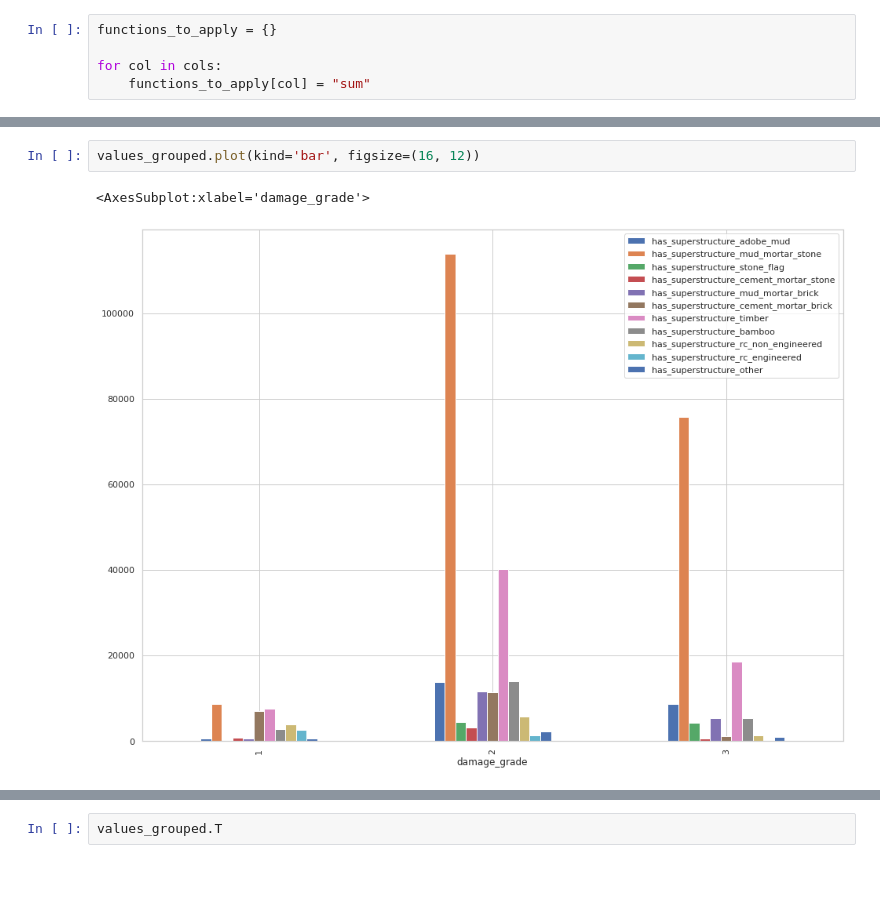
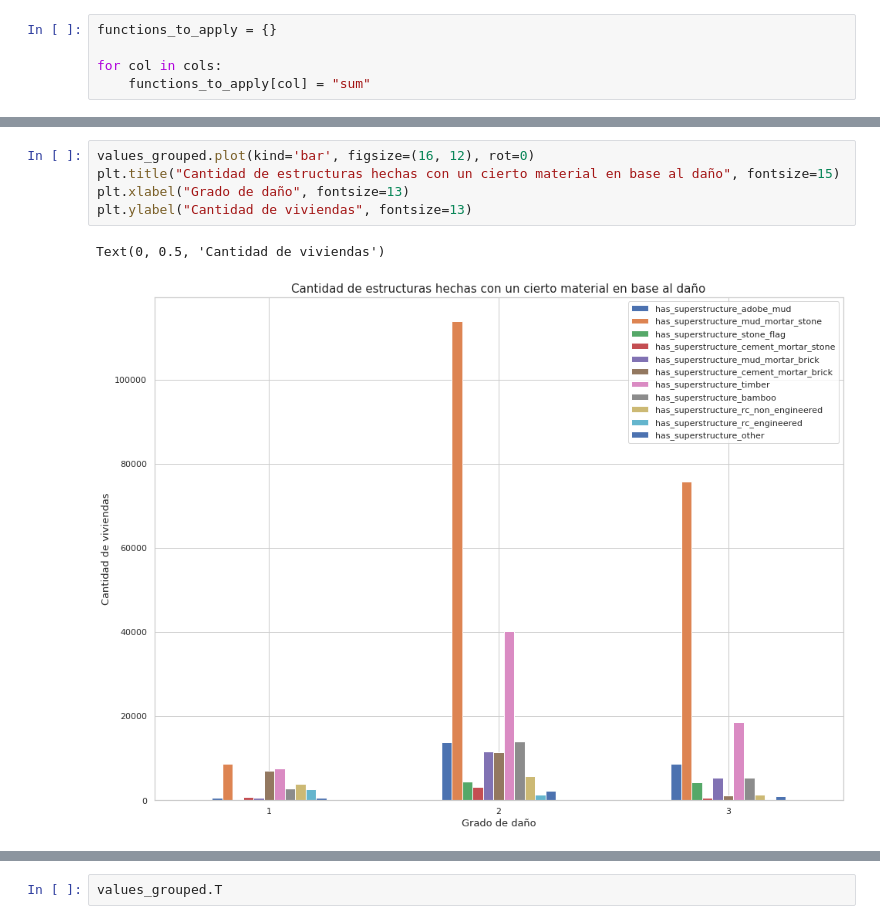
Before and after one commit to SBen-IV/TP-OrgaDeDatos, a Jupyter notebook: TP1/has_superstructure.ipynb, the cells around one changed output, grey strips where cells are left out. Saved outputs shown, nothing was run; the diff lists cells and outputs as text; blank space fills up the shorter version.

```diff
--- a/TP1/has_superstructure.ipynb
+++ b/TP1/has_superstructure.ipynb
@@ -132,8 +132,11 @@ values_grouped
 | 2 | 13902 | 113947 | 4534 | 3248 | ... |
 | 3 | 8605 | 75854 | 4231 | 675 | ... |
 # %%
-values_grouped.plot(kind='bar', figsize=(16, 12))
+values_grouped.plot(kind='bar', figsize=(16, 12), rot=0)
+plt.title("Cantidad de estructuras hechas con un cierto material en base al daño", fontsize=15)
+plt.xlabel("Grado de daño", fontsize=13)
+plt.ylabel("Cantidad de viviendas", fontsize=13)
 # %% [output]
-<AxesSubplot:xlabel='damage_grade'>
+Text(0, 0.5, 'Cantidad de viviendas')
-[figure, old version]
+[figure, new version]
 # %%
```
Also changed, not shown: parts of 15 cells of this notebook, 1 other file.
